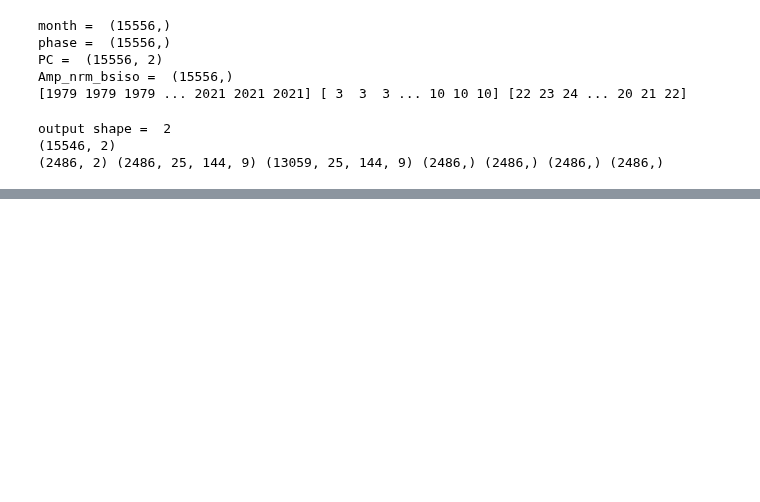
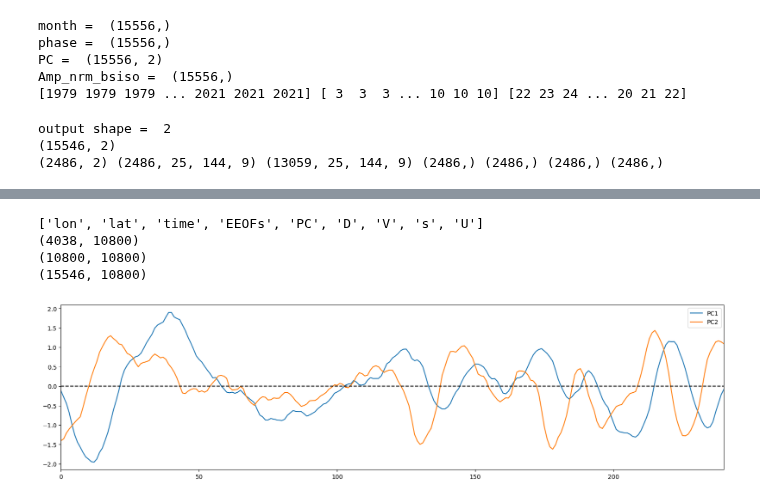
Before and after one commit to Yuumae1/machine_learning, a Jupyter notebook: notebook/kikuchi_7val_2024-04-09.ipynb, the cells around one changed output, grey strips where cells are left out. Cells and saved outputs as stored; diff of their text form; code cells hidden in the pictures; blank space fills up the shorter version.

Commit message:
modif real-time-monitor

```diff
--- a/notebook/kikuchi_7val_2024-04-09.ipynb
+++ b/notebook/kikuchi_7val_2024-04-09.ipynb
@@ -177,0 +180,7 @@ output shape =  2
+# %%
+X_10lag = olr[:-10].reshape(-1, 25*144)
+X_5lag  = olr[5:-5].reshape(-1, 25*144)
+X_0lag  = olr[10:].reshape(-1, 25*144)
+# 空間方向に結合
+X_total = np.concatenate([X_10lag, X_5lag, X_0lag], axis=1)
+print('X_total = ',X_total.shape)
@@ -177,0 +217,29 @@ output shape =  2
+# %%
+# データをEEOFに射影
+df = np.load('/home/maeda/data/bsiso_eeof/eeof.npz')
+print(df.files)
+EEOF = df['EEOFs'].transpose(1,2,3,0)
+EEOF = EEOF.reshape(-1, 25*144, 3)
+EEOF = EEOF.reshape(-1, 3600*3)
+print(EEOF.shape)
+U = df['U']
+print(U.shape)
+rt_PCs = X_total @ U
+print(rt_PCs.shape)
+rt_PCs_norm = rt_PCs / rt_PCs.std(axis=0)[np.newaxis,:]
+# %% [output]
+['lon', 'lat', 'time', 'EEOFs', 'PC', 'D', 'V', 's', 'U']
+(4038, 10800)
+(10800, 10800)
+(15546, 10800)
+# %%
+idx = np.where((real_time.year == 2010) & (real_time.month <= 8))[0]
+plt.figure(figsize=(20,5))
+plt.plot(-rt_PCs_norm[idx,0])
+plt.plot(rt_PCs_norm[idx,1])
+plt.hlines(0, 0, 240, 'k', linestyle='dashed')
+plt.xlim(0, 240)
+plt.legend(['PC1', 'PC2'])
+plt.show()
+# %% [output]
+[figure, added]
```
Also changed, not shown: parts of 7 cells of this notebook, 1 other file.
